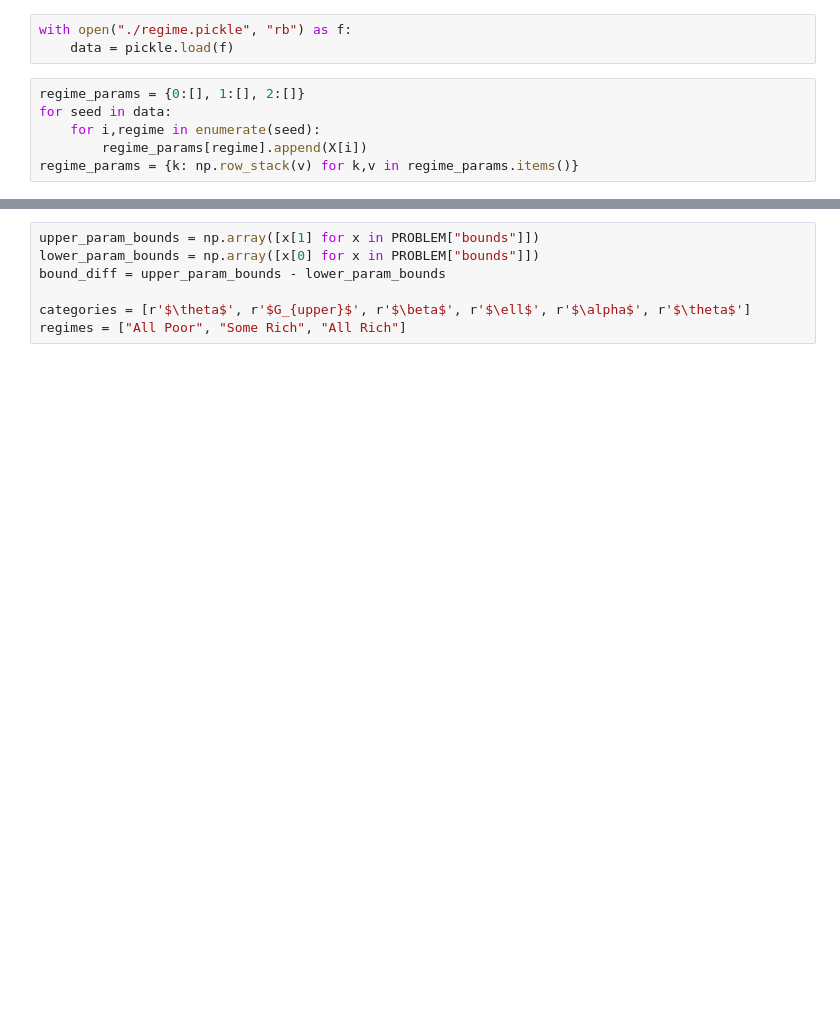
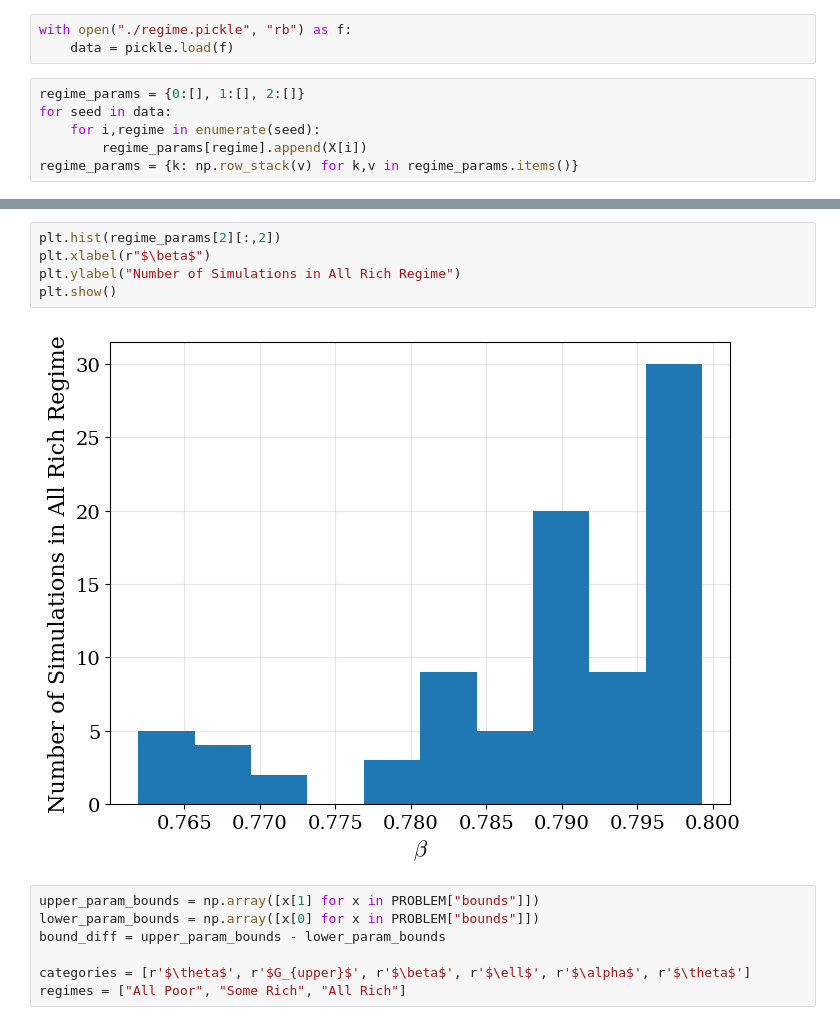
Before and after one commit to charlesaugdupont/poverty-trap, a Jupyter notebook: radar_plots.ipynb, the cells around one changed output, grey strips where cells are left out. Saved outputs shown, nothing was run; the diff lists cells and outputs as text; blank space fills up the shorter version.

```diff
--- a/radar_plots.ipynb
+++ b/radar_plots.ipynb
@@ -63,3 +72,10 @@ regime_params = {k: np.row_stack(v) for k,v in regime_params.items()}
+# %%
+plt.hist(regime_params[2][:,2])
+plt.xlabel(r"$\beta$")
+plt.ylabel("Number of Simulations in All Rich Regime")
+plt.show()
+# %% [output]
+[figure, added]
 # %%
 upper_param_bounds = np.array([x[1] for x in PROBLEM["bounds"]])
 lower_param_bounds = np.array([x[0] for x in PROBLEM["bounds"]])
```
Also changed, not shown: parts of 1 cell of this notebook, 1 other file.
